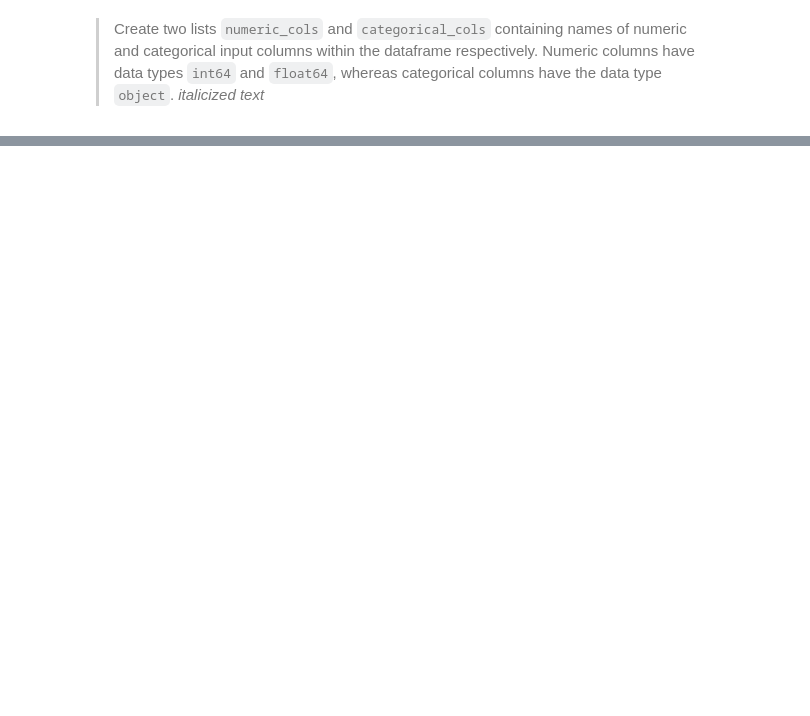
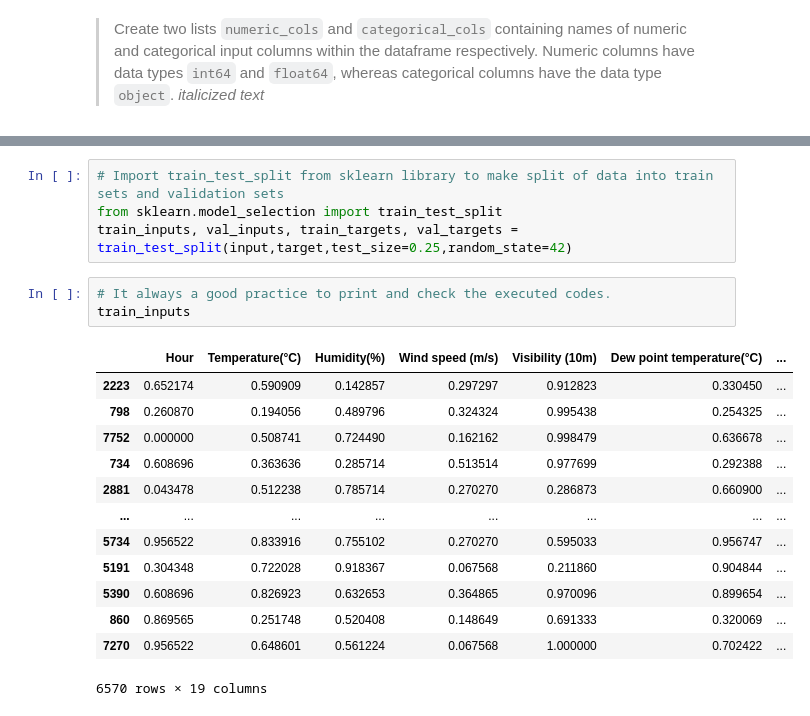
Before and after one commit to Sarthak016/Bike_Sharing_Demand_Predcition_DD, a Jupyter notebook: Bike_Sharing_Demand_Prediction_Capstone_Project.ipynb, the cells around one changed output, grey strips where cells are left out. Saved outputs shown, nothing was run; the diff lists cells and outputs as text; blank space fills up the shorter version.

```diff
--- a/Bike_Sharing_Demand_Prediction_Capstone_Project.ipynb
+++ b/Bike_Sharing_Demand_Prediction_Capstone_Project.ipynb
@@ -349,0 +551,21 @@ targets
+# %%
+# Import train_test_split from sklearn library to make split of data into train sets and validation sets
+from sklearn.model_selection import train_test_split
+train_inputs, val_inputs, train_targets, val_targets = train_test_split(input,target,test_size=0.25,random_state=42)
+# %%
+# It always a good practice to print and check the executed codes.
+train_inputs
+# %% [output]
+|  | Hour | Temperature(°C) | Humidity(%) | Wind speed (m/s) | Visibility (10m) | Dew point temperature(°C) | ... |
+| 2223 | 0.652174 | 0.590909 | 0.142857 | 0.297297 | 0.912823 | 0.330450 | ... |
+| 798 | 0.260870 | 0.194056 | 0.489796 | 0.324324 | 0.995438 | 0.254325 | ... |
+| 7752 | 0.000000 | 0.508741 | 0.724490 | 0.162162 | 0.998479 | 0.636678 | ... |
+| 734 | 0.608696 | 0.363636 | 0.285714 | 0.513514 | 0.977699 | 0.292388 | ... |
+| 2881 | 0.043478 | 0.512238 | 0.785714 | 0.270270 | 0.286873 | 0.660900 | ... |
+| ... | ... | ... | ... | ... | ... | ... | ... |
+| 5734 | 0.956522 | 0.833916 | 0.755102 | 0.270270 | 0.595033 | 0.956747 | ... |
+| 5191 | 0.304348 | 0.722028 | 0.918367 | 0.067568 | 0.211860 | 0.904844 | ... |
+| 5390 | 0.608696 | 0.826923 | 0.632653 | 0.364865 | 0.970096 | 0.899654 | ... |
+| 860 | 0.869565 | 0.251748 | 0.520408 | 0.148649 | 0.691333 | 0.320069 | ... |
+| 7270 | 0.956522 | 0.648601 | 0.561224 | 0.067568 | 1.000000 | 0.702422 | ... |
+6570 rows × 19 columns
```
Also changed, not shown: parts of 74 cells of this notebook.
